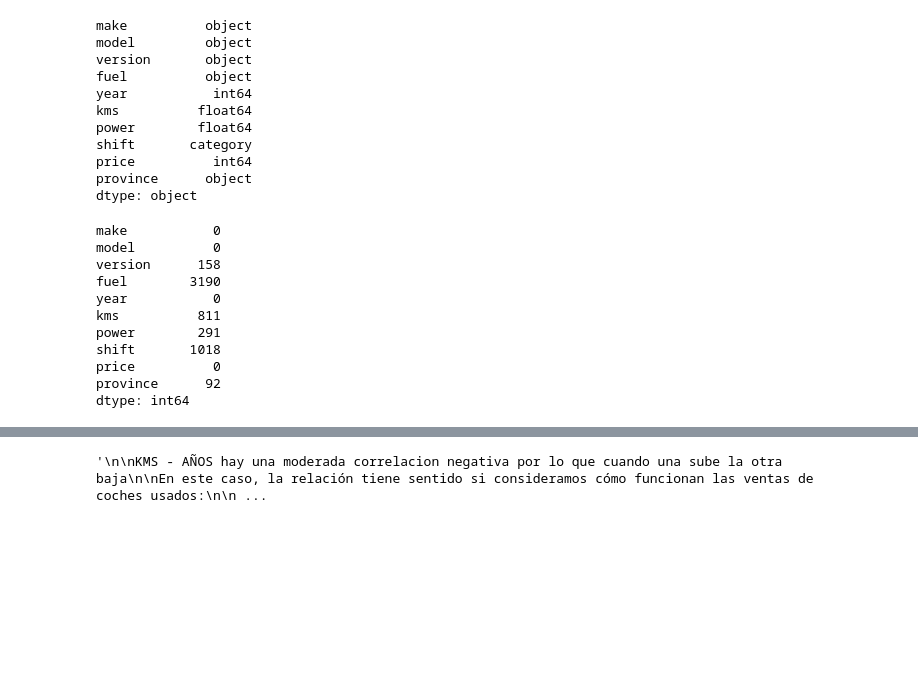
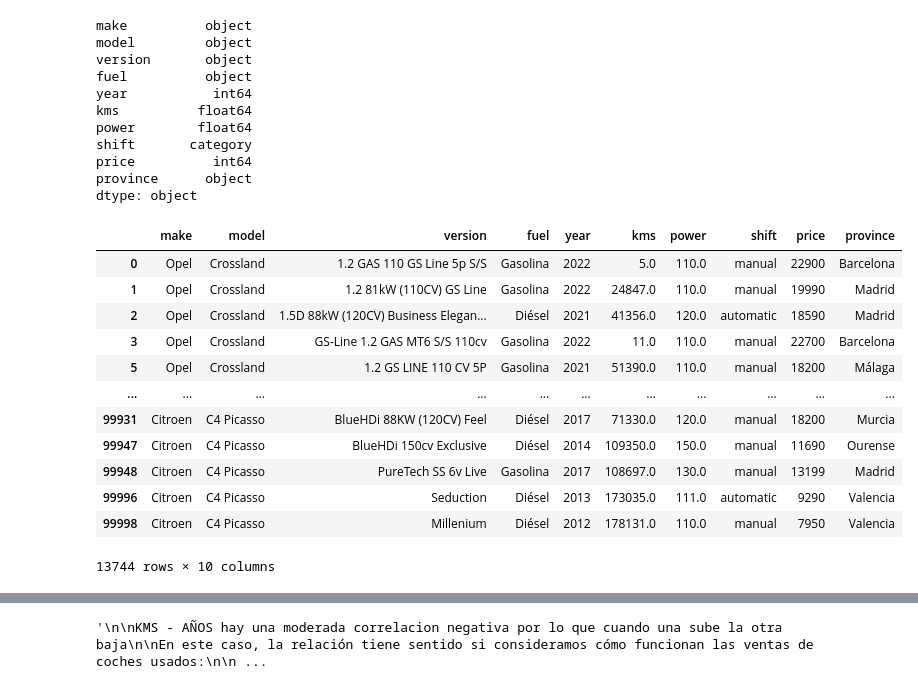
Before and after one commit to aliciacaminero/AutoMatch, a Jupyter notebook: Predictor de precio de venta/1-EDA.ipynb, the cells around one changed output, grey strips where cells are left out. Drawn from its saved outputs; the diff is of its cells as text; code cells hidden in the pictures; blank space fills up the shorter version.

```diff
--- a/Predictor de precio de venta/1-EDA.ipynb
+++ b/Predictor de precio de venta/1-EDA.ipynb
@@ -78,23 +78,37 @@ shift       category
 price          int64
 province      object
 dtype: object
-# %%
-# Ver cuántos valores nulos hay por columna
-df.isnull().sum()
-
-#no se si lo puedo dejar con nulos, de momento asi se queda
-# %% [output]
-make           0
-model          0
-version      158
-fuel        3190
-year           0
-kms          811
-power        291
-shift       1018
-price          0
-province      92
-dtype: int64
+# %%
+# Ver cuántos valores nulos hay por columna
+df.isnull().sum()
+
+#elimino las filas con valores nulos
+
+df.dropna()
+#df.drop_duplicates() -> para asegurarme de que no se eliminen coches con versiones similares pero de diferentes años
+
+# Normalizar la columna 'version'
+#df['version'] = df['version'].str.lower()  # Convertir todo a minúsculas -> no me quita filas
+#df['version'] = df['version'].str.replace(r'[^a-z0-9\s]', '', regex=True)  # Eliminar caracteres especiales -> no me quita filas
+
+# Eliminar duplicados basados en las columnas clave: make, model, version y year
+df = df.drop_duplicates(subset=['make', 'model', 'version', 'year', 'kms', 'power', 'shift', 'price'])
+
+df
+# %% [output]
+|  | make | model | version | fuel | year | kms | power | shift | price | province |
+| 0 | Opel | Crossland | 1.2 GAS 110 GS Line 5p S/S | Gasolina | 2022 | 5.0 | 110.0 | manual | 22900 | Barcelona |
+| 1 | Opel | Crossland | 1.2 81kW (110CV) GS Line | Gasolina | 2022 | 24847.0 | 110.0 | manual | 19990 | Madrid |
+| 2 | Opel | Crossland | 1.5D 88kW (120CV) Business Elegan... | Diésel | 2021 | 41356.0 | 120.0 | automatic | 18590 | Madrid |
+| 3 | Opel | Crossland | GS-Line 1.2 GAS MT6 S/S 110cv | Gasolina | 2022 | 11.0 | 110.0 | manual | 22700 | Barcelona |
+| 5 | Opel | Crossland | 1.2 GS LINE 110 CV 5P | Gasolina | 2021 | 51390.0 | 110.0 | manual | 18200 | Málaga |
+| ... | ... | ... | ... | ... | ... | ... | ... | ... | ... | ... |
+| 99931 | Citroen | C4 Picasso | BlueHDi 88KW (120CV) Feel | Diésel | 2017 | 71330.0 | 120.0 | manual | 18200 | Murcia |
+| 99947 | Citroen | C4 Picasso | BlueHDi 150cv Exclusive | Diésel | 2014 | 109350.0 | 150.0 | manual | 11690 | Ourense |
+| 99948 | Citroen | C4 Picasso | PureTech SS 6v Live | Gasolina | 2017 | 108697.0 | 130.0 | manual | 13199 | Madrid |
+| 99996 | Citroen | C4 Picasso | Seduction | Diésel | 2013 | 173035.0 | 111.0 | automatic | 9290 | Valencia |
+| 99998 | Citroen | C4 Picasso | Millenium | Diésel | 2012 | 178131.0 | 110.0 | manual | 7950 | Valencia |
+13744 rows × 10 columns
 # %%
 #PASO 5 -> Análisis Estadístico Básico
 
```
Also changed, not shown: parts of 5 cells of this notebook.
